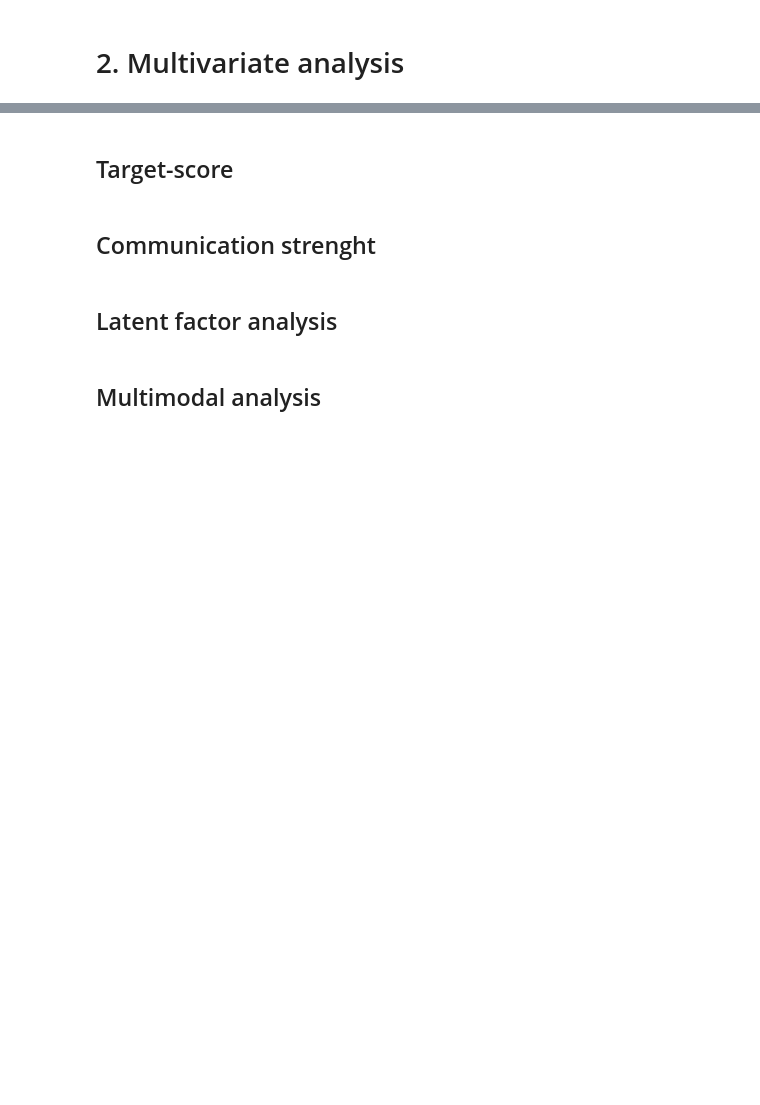
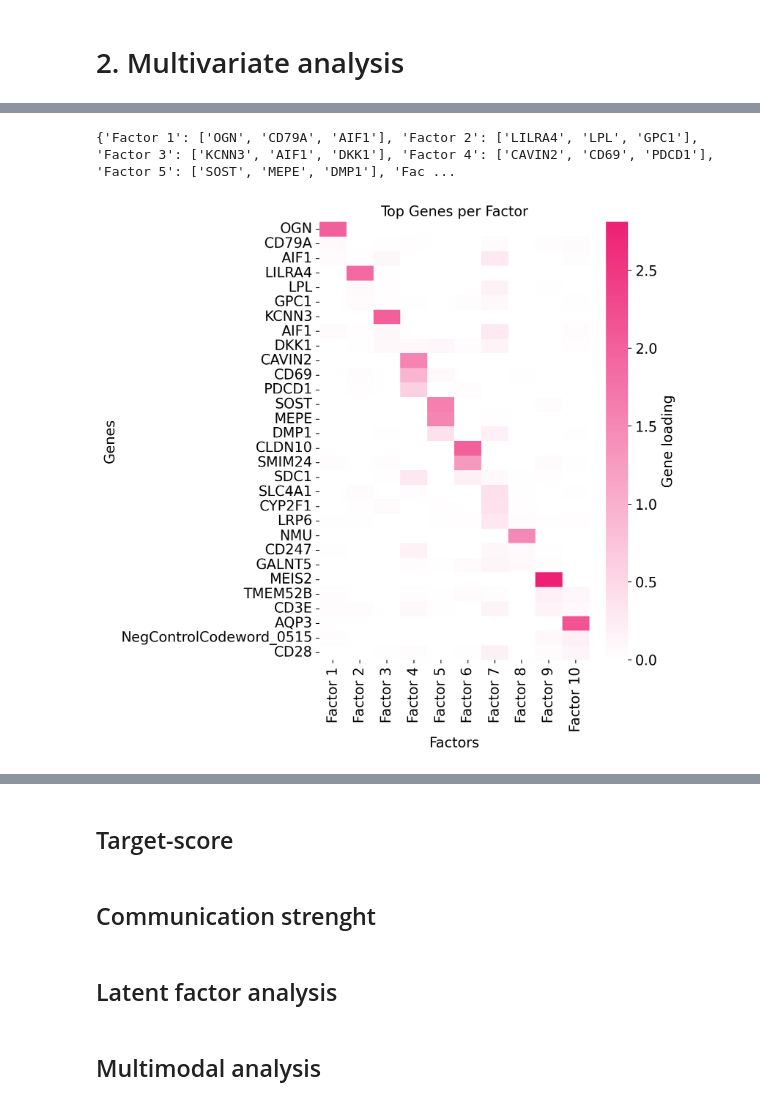
Before and after one commit to theislab/troutpy_reproducibility, a Jupyter notebook: notebooks/4_detailed_analysis/detailed_analysis_bone.ipynb, the cells around one changed output, grey strips where cells are left out. Saved outputs shown, nothing was run; the diff lists cells and outputs as text; code cells hidden in the pictures; blank space fills up the shorter version.

```diff
--- a/notebooks/4_detailed_analysis/detailed_analysis_bone.ipynb
+++ b/notebooks/4_detailed_analysis/detailed_analysis_bone.ipynb
@@ -833,0 +216,6 @@ sc.pl.rank_genes_groups_dotplot(adata, groupby="leiden", n_genes=8)
+# %%
+sc.set_figure_params(scanpy=True, dpi=100, dpi_save=100, frameon=True, vector_friendly=True, fontsize=14, figsize=None, color_map=None, format='pdf', facecolor=None, transparent=False, ipython_format='retina')
+troutpy.pl.rank_factor_genes_loadings_matrixplot(sdata, layer="segmentation_free_table", n_genes=3,figsize=(6,8),save=saving_path)
+# %% [output]
+{'Factor 1': ['OGN', 'CD79A', 'AIF1'], 'Factor 2': ['LILRA4', 'LPL', 'GPC1'], 'Factor 3': ['KCNN3', 'AIF1', 'DKK1'], 'Factor 4': ['CAVIN2', 'CD69', 'PDCD1'], 'Factor 5': ['SOST', 'MEPE', 'DMP1'], 'Fac ...
+[figure, added]
```
Also changed, not shown: parts of 61 cells of this notebook, 44 other files.
